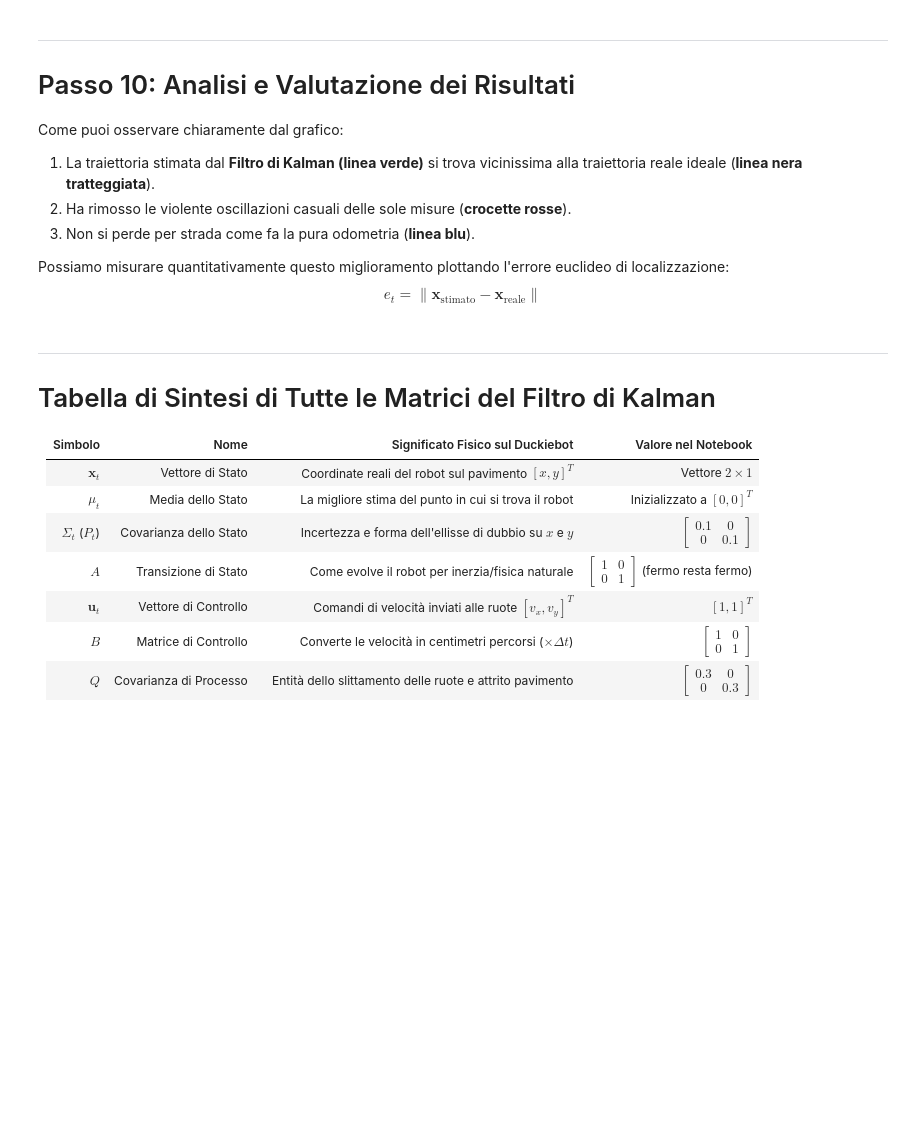
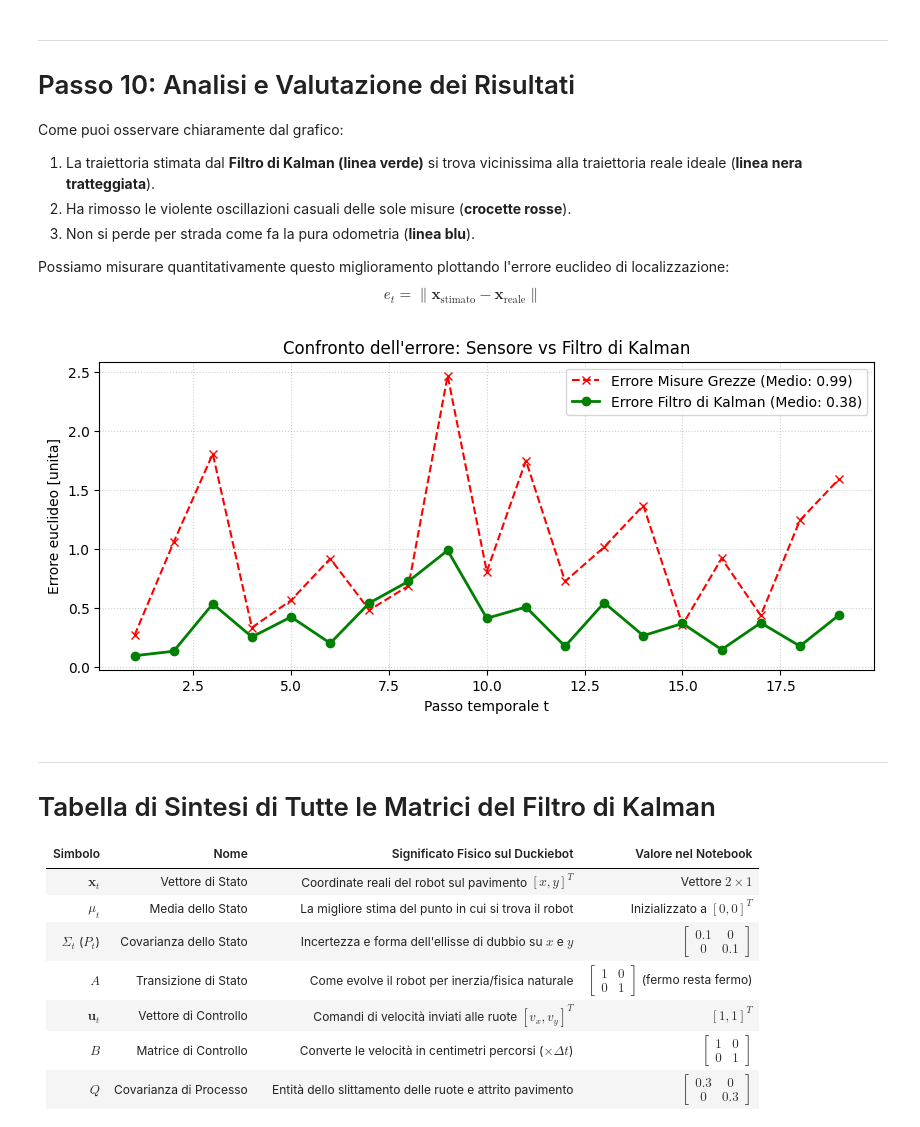
Before and after one commit to MatteoBollecchino/lx-ekf-localization, a Jupyter notebook: notebooks/01-kalman-filter/kalman-filter-EXP_ITA.ipynb, the cells around one changed output. Saved outputs shown, nothing was run; the diff lists cells and outputs as text; code cells hidden in the pictures; blank space fills up the shorter version.

```diff
--- a/notebooks/01-kalman-filter/kalman-filter-EXP_ITA.ipynb
+++ b/notebooks/01-kalman-filter/kalman-filter-EXP_ITA.ipynb
@@ -553,19 +561,21 @@ Come puoi osservare chiaramente dal grafico:
 Possiamo misurare quantitativamente questo miglioramento plottando l'errore euclideo di localizzazione:
 $$e_t = \| \mathbf{x}_{\text{stimato}} - \mathbf{x}_{\text{reale}} \|$$
 # %%
-gt_pts = np.column_stack((ground_truth_x[1:], ground_truth_x[1:]))
+gt_pts = np.column_stack((ground_truth_x[2:], ground_truth_x[2:]))
 err_sensor = np.linalg.norm(measurements - gt_pts, axis=1)
 err_kf = np.linalg.norm(filtered_mus - gt_pts, axis=1)
 
 plt.figure(figsize=(10, 4))
 plt.plot(range(1, num_data), err_sensor, 'r--x', label=f'Errore Misure Grezze (Medio: {np.mean(err_sensor):.2f})')
 plt.plot(range(1, num_data), err_kf, 'g-o', linewidth=2, label=f'Errore Filtro di Kalman (Medio: {np.mean(err_kf):.2f})')
 plt.xlabel('Passo temporale t')
 plt.ylabel('Errore euclideo [unita]')
 plt.title('Confronto dell\'errore: Sensore vs Filtro di Kalman')
 plt.grid(True, linestyle=':', alpha=0.6)
 plt.legend()
 plt.show()
+# %% [output]
+[figure, added]
 # %% [markdown]
 ---
 # Tabella di Sintesi di Tutte le Matrici del Filtro di Kalman
```
Also changed, not shown: parts of 4 cells of this notebook, 4 other files.
